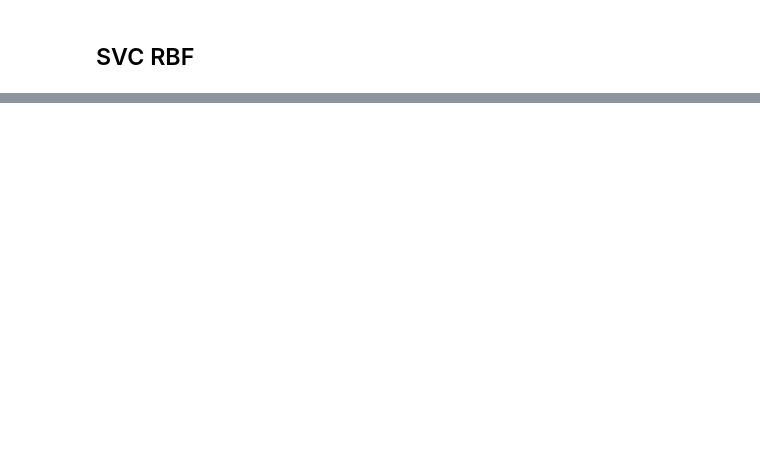
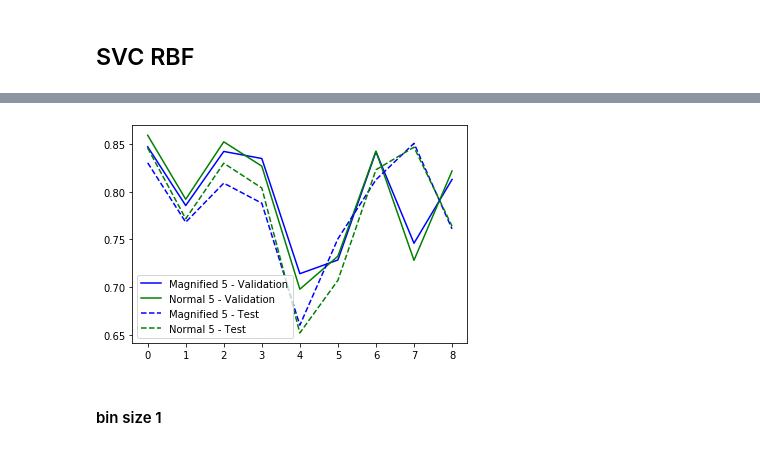
Before and after one commit to JavierGOrdonnez/Machine-Learning, a Jupyter notebook: Kaggle/JaggerCodes_v3/Jagger_v3_FullSpectrumWithLowAreaMagnification-Copy1.ipynb, the cells around one changed output, grey strips where cells are left out. Drawn from its saved outputs; the diff is of its cells as text; code cells hidden in the pictures; blank space fills up the shorter version.

```diff
--- a/Kaggle/JaggerCodes_v3/Jagger_v3_FullSpectrumWithLowAreaMagnification-Copy1.ipynb
+++ b/Kaggle/JaggerCodes_v3/Jagger_v3_FullSpectrumWithLowAreaMagnification-Copy1.ipynb
@@ -659,5 +729,5 @@ plt.legend(); plt.show()
 clf = SVC(class_weight='balanced', probability=True,kernel='rbf')
 params = {'C':[0.05,0.1,0.5,1,5,10],'gamma':[0.001,0.01,0.1,0.5,1,5,10]}
 # %%
-clf_list_magnif05_rbf, grid_list, AUC_train_magnif05_rbf, AUC_valid_magnif05_rbf = try_clf(clf, params, spectrum_train_magnif05, targets_train)
-AUC_test_magnif05_rbf = get_test_score(clf_list_magnif05_rbf, spectrum_test_train_magnif05, targets_test_train)
+clf_list_magnif5_rbf, grid_list, AUC_train_magnif5_rbf, AUC_valid_magnif5_rbf = try_clf(clf, params, spectrum_train_magnif5, targets_train)
+AUC_test_magnif5_rbf = get_test_score(clf_list_magnif5_rbf, spectrum_test_train_magnif5, targets_test_train)
@@ -664,3 +752,3 @@ AUC_test_magnif05_rbf = get_test_score(clf_list_magnif05_rbf, spectrum_test_trai
 # %%
-clf_list_normal05_rbf, grid_list, AUC_train_normal05_rbf, AUC_valid_normal05_rbf = try_clf(clf, params, spectrum_train_normal05, targets_train)
-AUC_test_normal05_rbf = get_test_score(clf_list_normal05_rbf, spectrum_test_train_normal05, targets_test_train)
+clf_list_normal5_rbf, grid_list, AUC_train_normal5_rbf, AUC_valid_normal5_rbf = try_clf(clf, params, spectrum_train_normal5, targets_train)
+AUC_test_normal5_rbf = get_test_score(clf_list_normal5_rbf, spectrum_test_train_normal5, targets_test_train)
@@ -667,3 +773,10 @@ AUC_test_normal05_rbf = get_test_score(clf_list_normal05_rbf, spectrum_test_trai
 # %%
-plt.plot(AUC_valid_normal05_rbf,'b',label='Magnified 0.5 - Validation')
-plt.plot(AUC_valid_magnif05_rbf,'g',label='Normal 0.5 - Validation')
+plt.plot(AUC_valid_normal5_rbf,'b',label='Magnified 5 - Validation')
+plt.plot(AUC_valid_magnif5_rbf,'g',label='Normal 5 - Validation')
+plt.plot(AUC_test_normal5_rbf,'b--',label='Magnified 5 - Test')
+plt.plot(AUC_test_magnif5_rbf,'g--',label='Normal 5 - Test')
+plt.legend(); plt.show()
+# %% [output]
+[figure, added]
+# %% [markdown]
+#### bin size 1
```
Also changed, not shown: parts of 21 cells of this notebook.
